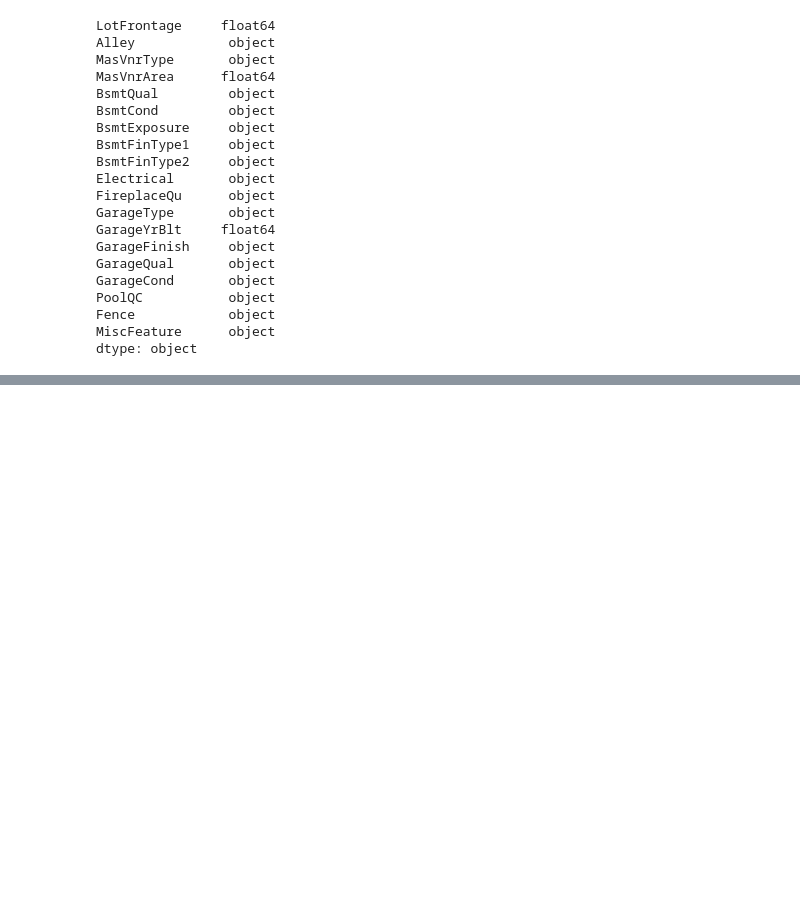
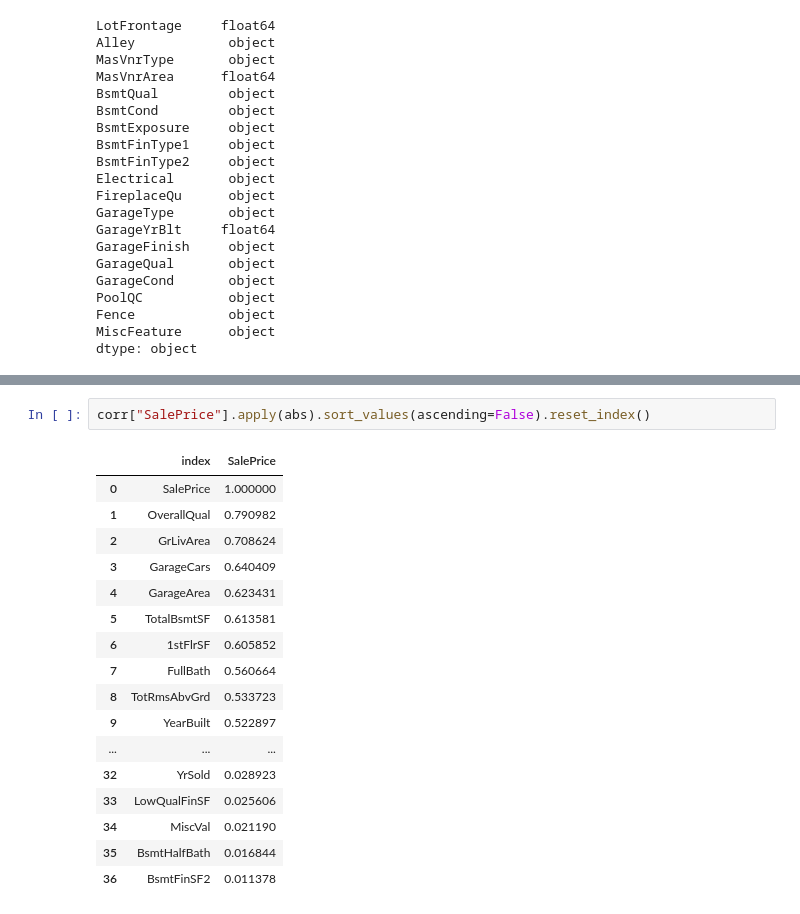
Before and after one commit to hossamAhmedSalah/ML_PROJECT, a Jupyter notebook: House_Pricing/house_pricing.ipynb, the cells around one changed output, grey strips where cells are left out. Cells and saved outputs as stored; diff of their text form; blank space fills up the shorter version.

```diff
--- a/House_Pricing/house_pricing.ipynb
+++ b/House_Pricing/house_pricing.ipynb
@@ -210,0 +254,20 @@ dtype: object
+# %%
+corr["SalePrice"].apply(abs).sort_values(ascending=False).reset_index()
+# %% [output]
+|  | index | SalePrice |
+| 0 | SalePrice | 1.000000 |
+| 1 | OverallQual | 0.790982 |
+| 2 | GrLivArea | 0.708624 |
+| 3 | GarageCars | 0.640409 |
+| 4 | GarageArea | 0.623431 |
+| 5 | TotalBsmtSF | 0.613581 |
+| 6 | 1stFlrSF | 0.605852 |
+| 7 | FullBath | 0.560664 |
+| 8 | TotRmsAbvGrd | 0.533723 |
+| 9 | YearBuilt | 0.522897 |
+| ... | ... | ... |
+| 32 | YrSold | 0.028923 |
+| 33 | LowQualFinSF | 0.025606 |
+| 34 | MiscVal | 0.021190 |
+| 35 | BsmtHalfBath | 0.016844 |
+| 36 | BsmtFinSF2 | 0.011378 |
```
Also changed, not shown: parts of 7 cells of this notebook.
